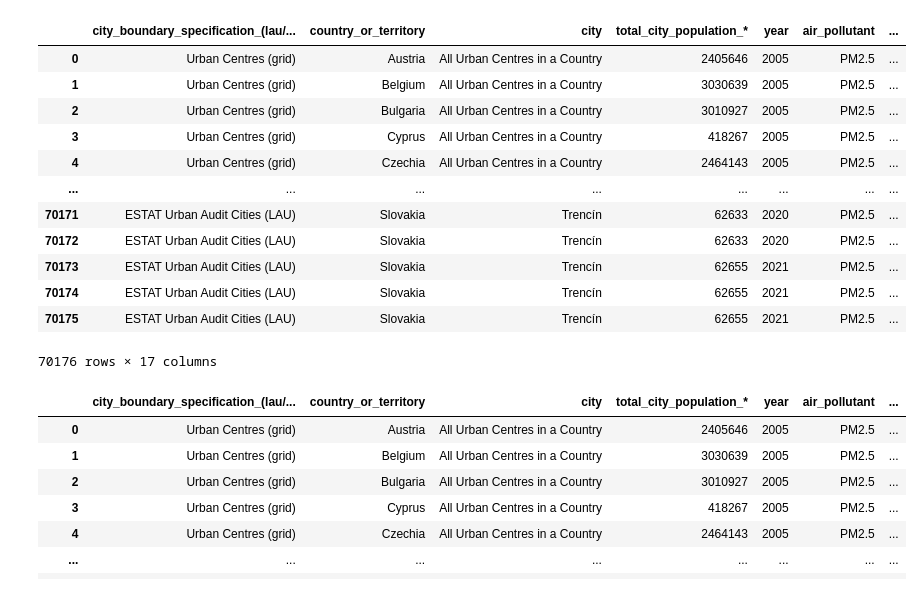
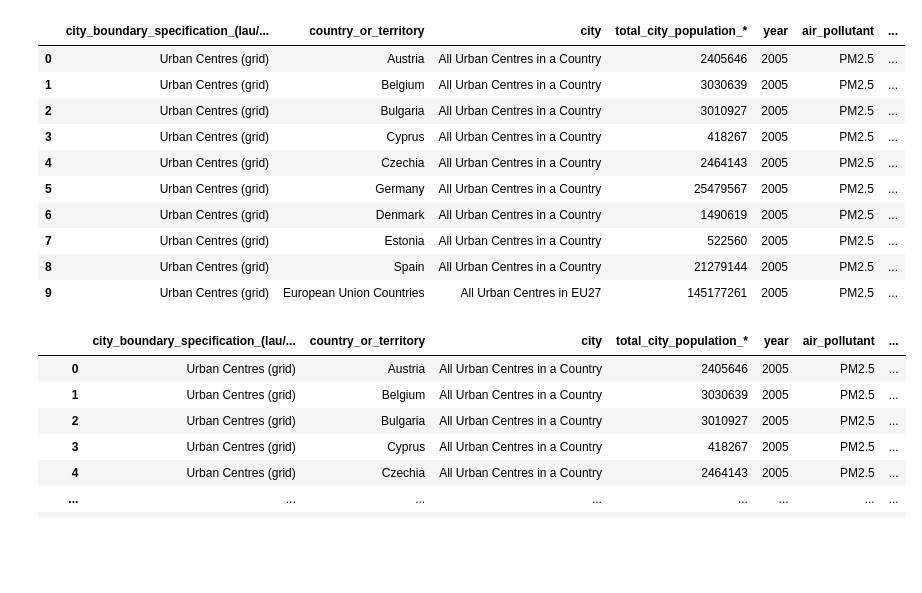
Before and after one commit to mauurits/ironhack_gpw3, a Jupyter notebook: notebooks/notebook_konstantin_gpw3.ipynb, the cells around one changed output. Saved outputs shown, nothing was run; the diff lists cells and outputs as text; code cells hidden in the pictures; blank space fills up the shorter version.

```diff
--- a/notebooks/notebook_konstantin_gpw3.ipynb
+++ b/notebooks/notebook_konstantin_gpw3.ipynb
@@ -1,27 +1,24 @@
 # %%
 import pandas as pd
 import matplotlib.pyplot as plt
 import pandas as pd
 import seaborn as sns
 import numpy as np
 
-file_path = r"C:\Users\leube\Ironhack\Bootcamp\week_3\ironhack_gpw3\ironhack_gpw3\data\clean\cleaned_combined_dataset_filtered.csv"
-df = pd.read_csv(file_path)
-df
+df = pd.read_csv("/Users/maurits/Documents/Ironhack/week_03/GPW3/ironhack_gpw3/data/cleaned/cleaned_combined_dataset_filtered.csv")
+df.head(10)
 # %% [output]
 |  | city_boundary_specification_(lau/... | country_or_territory | city | total_city_population_* | year | air_pollutant | ... |
 | 0 | Urban Centres (grid) | Austria | All Urban Centres in a Country | 2405646 | 2005 | PM2.5 | ... |
 | 1 | Urban Centres (grid) | Belgium | All Urban Centres in a Country | 3030639 | 2005 | PM2.5 | ... |
 | 2 | Urban Centres (grid) | Bulgaria | All Urban Centres in a Country | 3010927 | 2005 | PM2.5 | ... |
 | 3 | Urban Centres (grid) | Cyprus | All Urban Centres in a Country | 418267 | 2005 | PM2.5 | ... |
 | 4 | Urban Centres (grid) | Czechia | All Urban Centres in a Country | 2464143 | 2005 | PM2.5 | ... |
-| ... | ... | ... | ... | ... | ... | ... | ... |
-| 70171 | ESTAT Urban Audit Cities (LAU) | Slovakia | Trencín | 62633 | 2020 | PM2.5 | ... |
-| 70172 | ESTAT Urban Audit Cities (LAU) | Slovakia | Trencín | 62633 | 2020 | PM2.5 | ... |
-| 70173 | ESTAT Urban Audit Cities (LAU) | Slovakia | Trencín | 62655 | 2021 | PM2.5 | ... |
-| 70174 | ESTAT Urban Audit Cities (LAU) | Slovakia | Trencín | 62655 | 2021 | PM2.5 | ... |
-| 70175 | ESTAT Urban Audit Cities (LAU) | Slovakia | Trencín | 62655 | 2021 | PM2.5 | ... |
+| 5 | Urban Centres (grid) | Germany | All Urban Centres in a Country | 25479567 | 2005 | PM2.5 | ... |
+| 6 | Urban Centres (grid) | Denmark | All Urban Centres in a Country | 1490619 | 2005 | PM2.5 | ... |
+| 7 | Urban Centres (grid) | Estonia | All Urban Centres in a Country | 522560 | 2005 | PM2.5 | ... |
+| 8 | Urban Centres (grid) | Spain | All Urban Centres in a Country | 21279144 | 2005 | PM2.5 | ... |
+| 9 | Urban Centres (grid) | European Union Countries | All Urban Centres in EU27 | 145177261 | 2005 | PM2.5 | ... |
-70176 rows × 17 columns
 # %%
 df_cleaned = df.dropna(axis=1, how='all')
 df_cleaned
```
Also changed, not shown: parts of 13 cells of this notebook, 2 other files.
